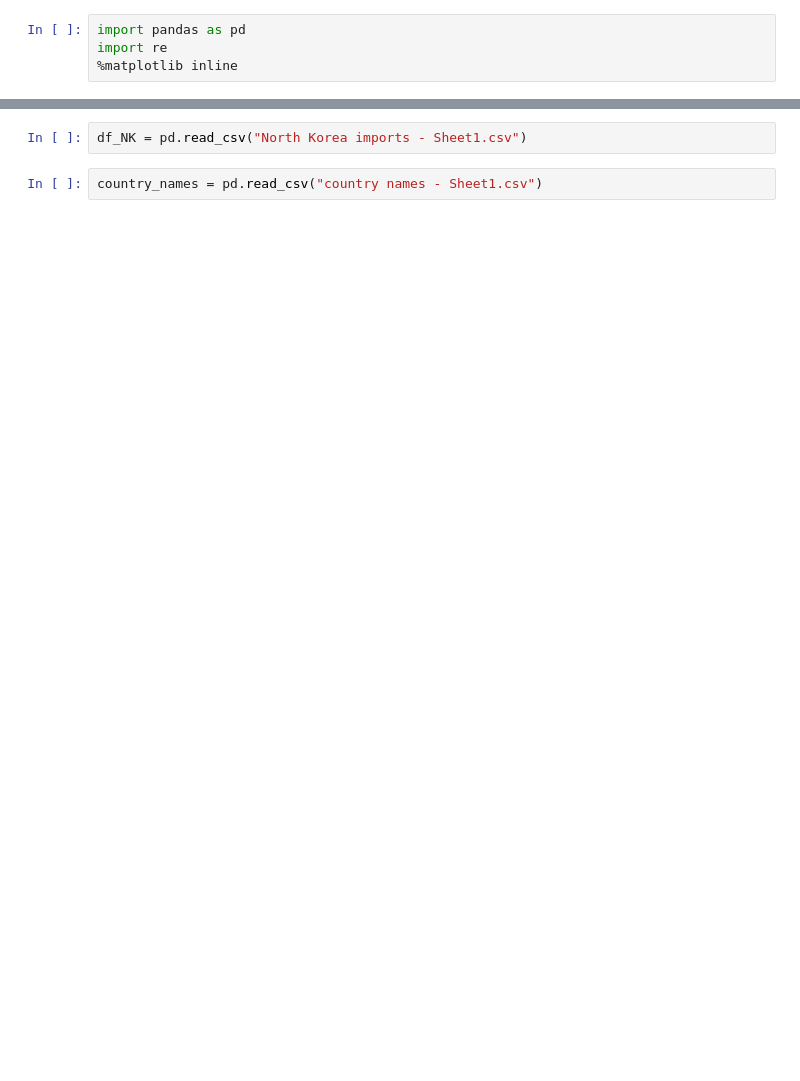
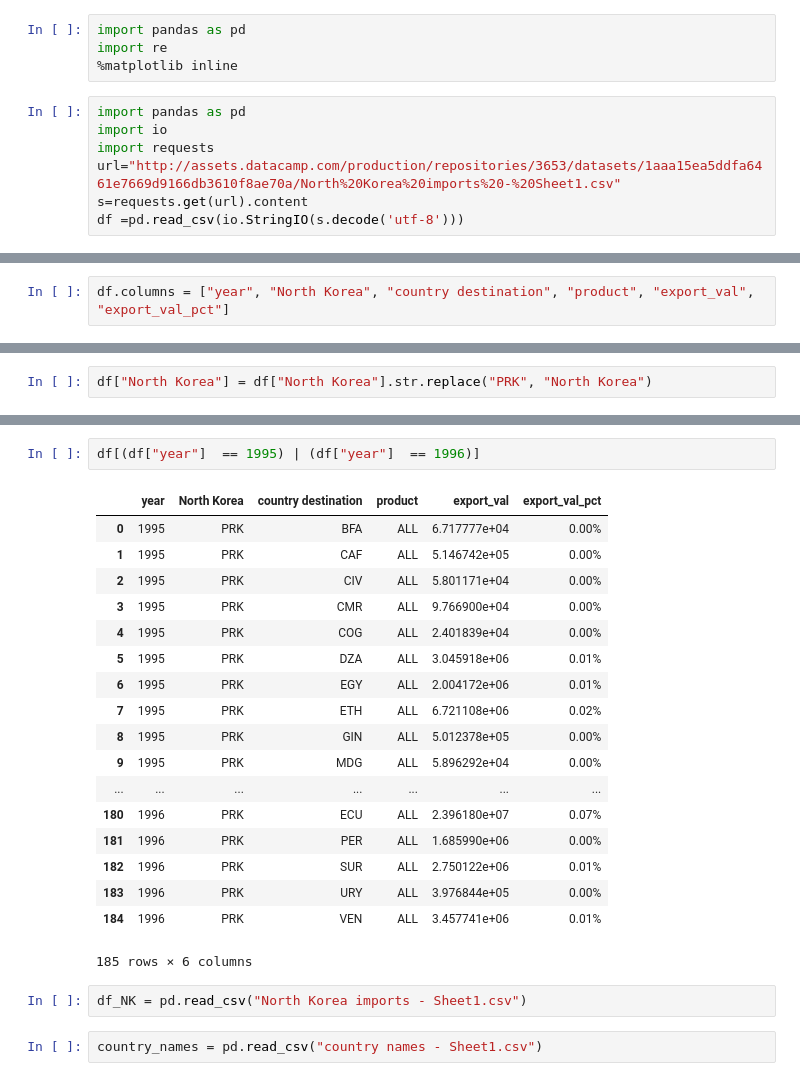
Before and after one commit to JulienAssouline/data-studios-projects, a Jupyter notebook: code/North_Korea/North Korea.ipynb, the cells around one changed output, grey strips where cells are left out. Drawn from its saved outputs; the diff is of its cells as text; blank space fills up the shorter version.

```diff
--- a/code/North_Korea/North Korea.ipynb
+++ b/code/North_Korea/North Korea.ipynb
@@ -2,3 +2,10 @@
 import pandas as pd
 import re
 %matplotlib inline
+# %%
+import pandas as pd
+import io
+import requests
+url="http://assets.datacamp.com/production/repositories/3653/datasets/1aaa15ea5ddfa6461e7669d9166db3610f8ae70a/North%20Korea%20imports%20-%20Sheet1.csv"
+s=requests.get(url).content
+df =pd.read_csv(io.StringIO(s.decode('utf-8')))
@@ -4,0 +21,2 @@ import re
+# %%
+df.columns = ["year", "North Korea", "country destination", "product", "export_val", "export_val_pct"]
@@ -4,0 +33,2 @@ import re
+# %%
+df["North Korea"] = df["North Korea"].str.replace("PRK", "North Korea")
@@ -5,3 +67,24 @@ import re
+# %%
+df[(df["year"]  == 1995) | (df["year"]  == 1996)]
+# %% [output]
+|  | year | North Korea | country destination | product | export_val | export_val_pct |
+| 0 | 1995 | PRK | BFA | ALL | 6.717777e+04 | 0.00% |
+| 1 | 1995 | PRK | CAF | ALL | 5.146742e+05 | 0.00% |
+| 2 | 1995 | PRK | CIV | ALL | 5.801171e+04 | 0.00% |
+| 3 | 1995 | PRK | CMR | ALL | 9.766900e+04 | 0.00% |
+| 4 | 1995 | PRK | COG | ALL | 2.401839e+04 | 0.00% |
+| 5 | 1995 | PRK | DZA | ALL | 3.045918e+06 | 0.01% |
+| 6 | 1995 | PRK | EGY | ALL | 2.004172e+06 | 0.01% |
+| 7 | 1995 | PRK | ETH | ALL | 6.721108e+06 | 0.02% |
+| 8 | 1995 | PRK | GIN | ALL | 5.012378e+05 | 0.00% |
+| 9 | 1995 | PRK | MDG | ALL | 5.896292e+04 | 0.00% |
+| ... | ... | ... | ... | ... | ... | ... |
+| 180 | 1996 | PRK | ECU | ALL | 2.396180e+07 | 0.07% |
+| 181 | 1996 | PRK | PER | ALL | 1.685990e+06 | 0.00% |
+| 182 | 1996 | PRK | SUR | ALL | 2.750122e+06 | 0.01% |
+| 183 | 1996 | PRK | URY | ALL | 3.976844e+05 | 0.00% |
+| 184 | 1996 | PRK | VEN | ALL | 3.457741e+06 | 0.01% |
+185 rows × 6 columns
 # %%
 df_NK = pd.read_csv("North Korea imports - Sheet1.csv")
 # %%
```
Also changed, not shown: parts of 16 cells of this notebook, 4 other files.
